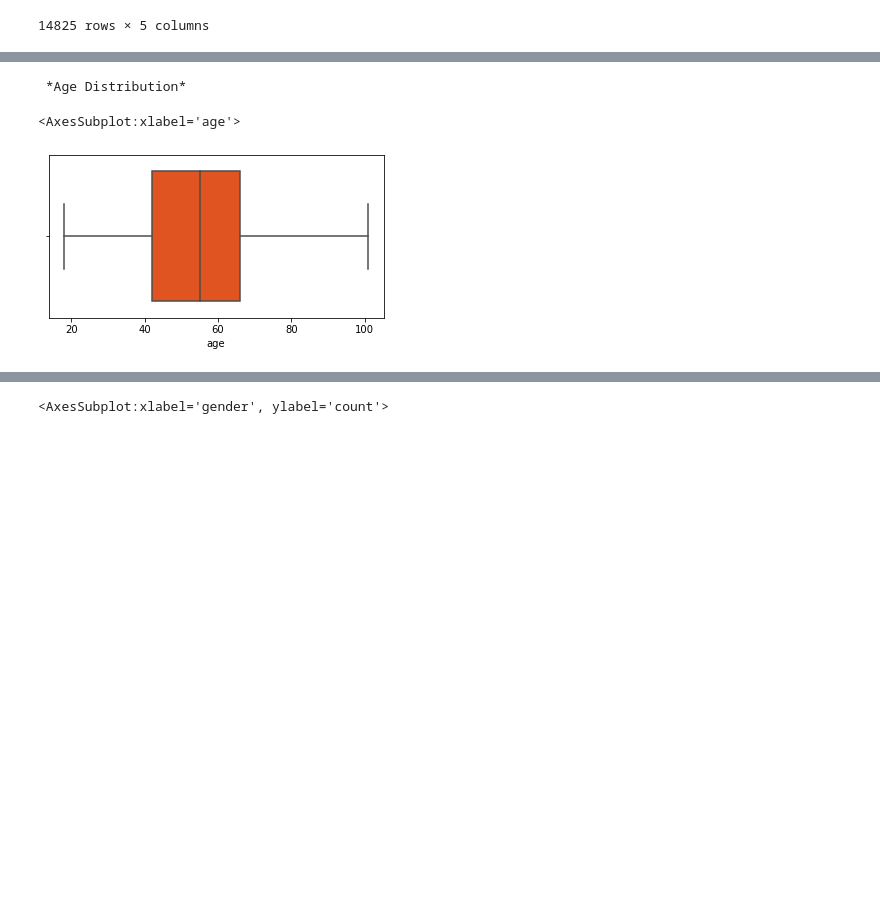
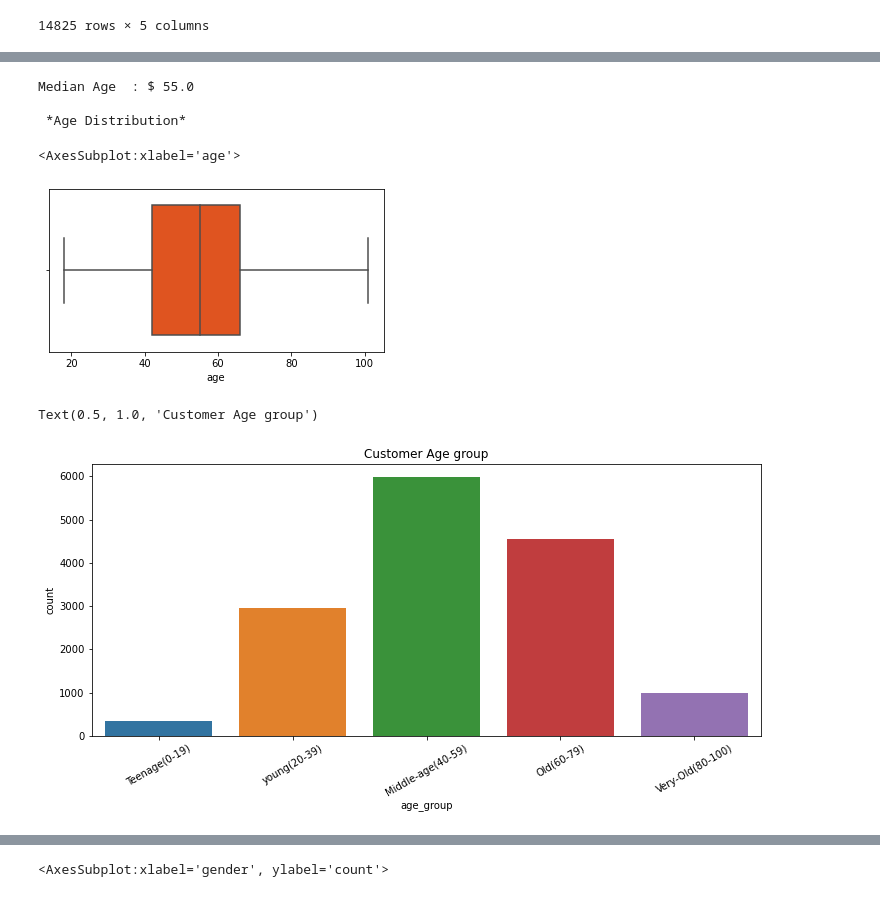
Before and after one commit to Arjunar92/Starbucks_Customer_Segmentation_Project, a Jupyter notebook: Starbucks_Capstone_Data_Exploration.ipynb, the cells around one changed output, grey strips where cells are left out. Drawn from its saved outputs; the diff is of its cells as text; code cells hidden in the pictures; blank space fills up the shorter version.

```diff
--- a/Starbucks_Capstone_Data_Exploration.ipynb
+++ b/Starbucks_Capstone_Data_Exploration.ipynb
@@ -230,12 +246,32 @@ memory usage: 1.3+ MB
 None
 # %%
 #Age distribution
+
+print("Median Age  : $",profile['age'].median())
 
 print("\n *Age Distribution* " )
 
 plt.figure(figsize=[6,3])
 sns.boxplot(data=profile, x='age', color = 'orangered' )
 # %% [output]
+Median Age  : $ 55.0
+
  *Age Distribution*
 <AxesSubplot:xlabel='age'>
 [figure]
+# %%
+#Group the age ranges
+
+labels = ['Teenage(0-19)', 'young(20-39)', 'Middle-age(40-59)',
+                            'Old(60-79)', 'Very-Old(80-100)']
+profile['age_group'] = pd.cut(profile['age'], bins=[18, 20, 40, 60, 80, 101] , labels=labels, include_lowest=True)
+
+
+
+fig = plt.figure(figsize = (12,5))
+sns.countplot(x='age_group',data=profile)
+plt.xticks(rotation=30)
+plt.title('Customer Age group')
+# %% [output]
+Text(0.5, 1.0, 'Customer Age group')
+[figure, added]
```
Also changed, not shown: parts of 15 cells of this notebook.
